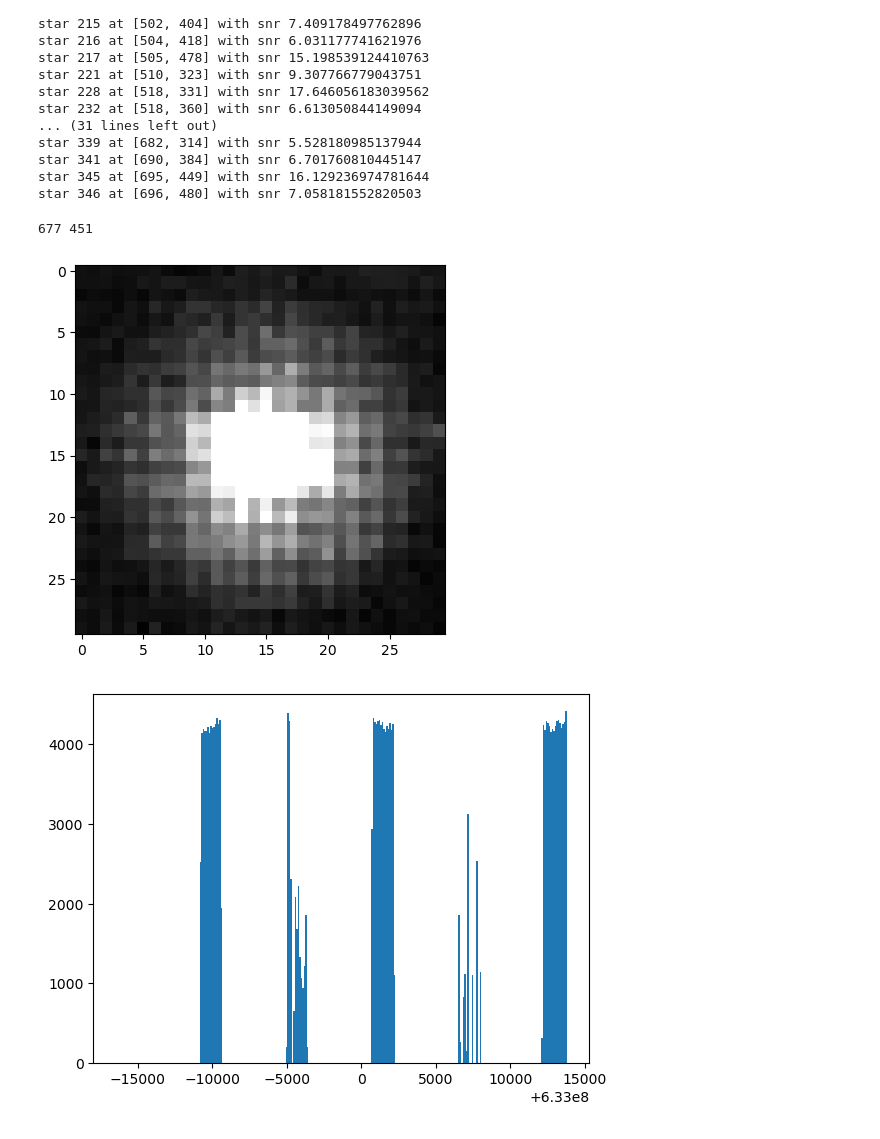
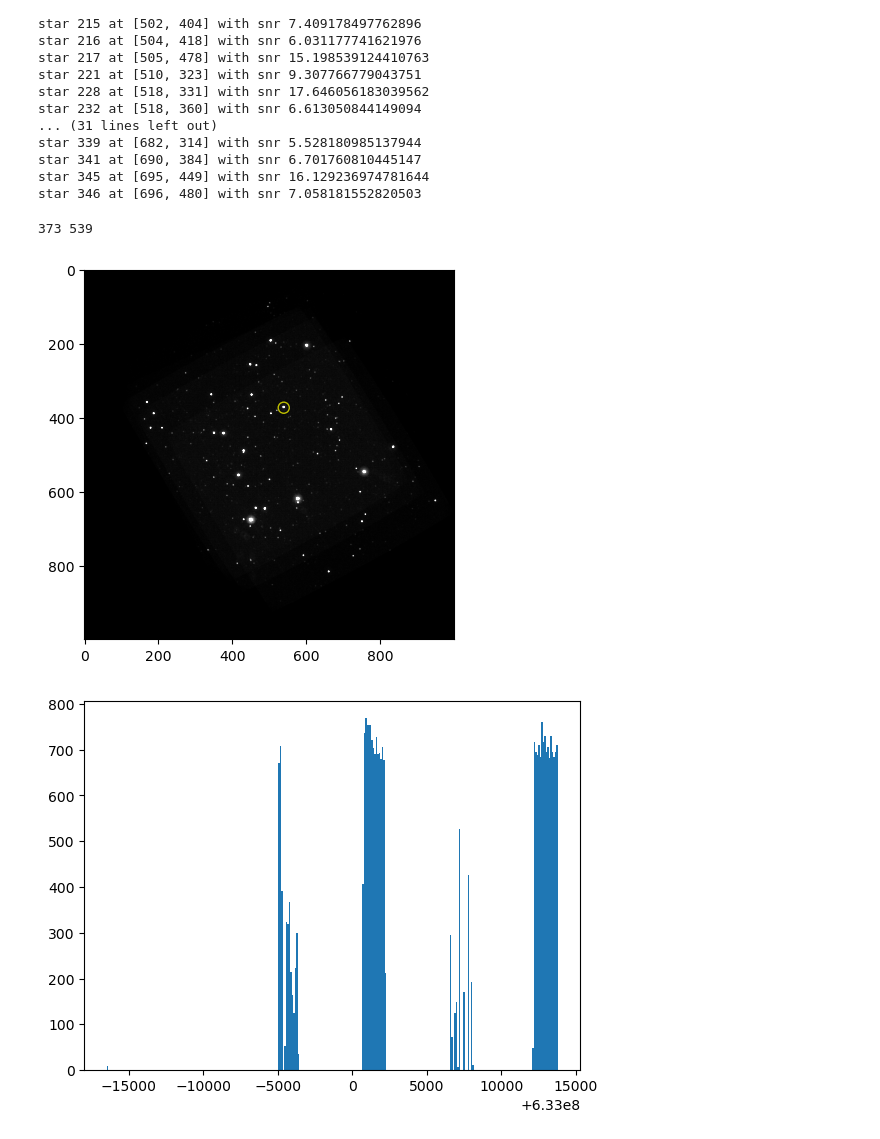
Before and after one commit to saphiooo/counting_stars, a Jupyter notebook: swift_uvot_events.ipynb, the cells around one changed output. Cells and saved outputs as stored; diff of their text form; code cells hidden in the pictures.

Commit message:
fixed most bugs, found interesting data

```diff
--- a/swift_uvot_events.ipynb
+++ b/swift_uvot_events.ipynb
@@ -747,16 +806,16 @@ star 341 at [690, 384] with snr 6.701760810445147
 star 345 at [695, 449] with snr 16.129236974781644
 star 346 at [696, 480] with snr 7.058181552820503
 # %%
-starList.displayStar(333, mode='zoom')
+starList.displayStar(109, mode='whole')
 # %% [output]
-677 451
+373 539
-[figure, old version]
+[figure, new version]
 # %%
-timeData = getData(stars[333])
+timeData = getData(stars[19])
 plt.hist(timeData['TIME'], bins=300)
 plt.show()
 # %% [output]
-[figure, old version]
+[figure, new version]
 # %%
 starData = binStarData(timeData['TIME'])
 # %%
```
Also changed, not shown: parts of 12 cells of this notebook.
